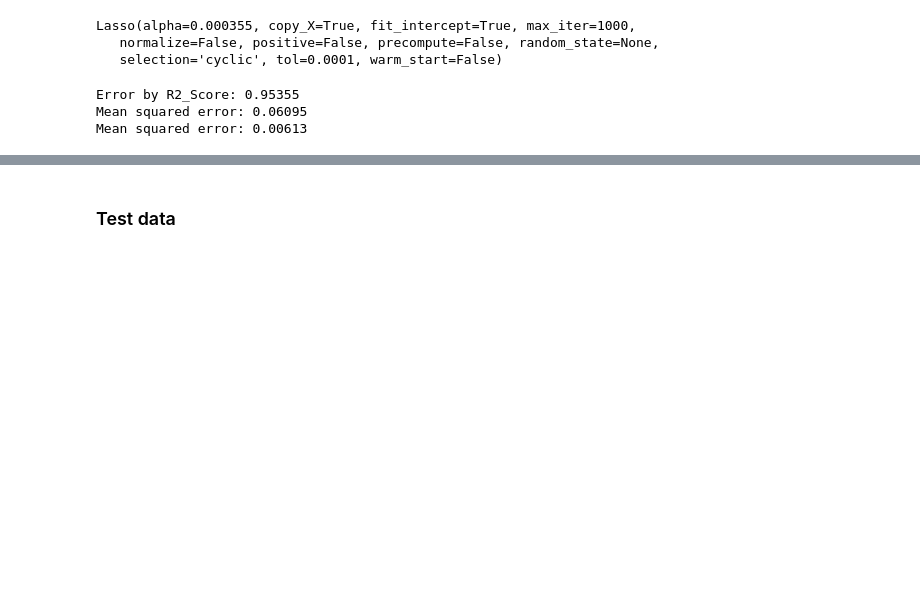
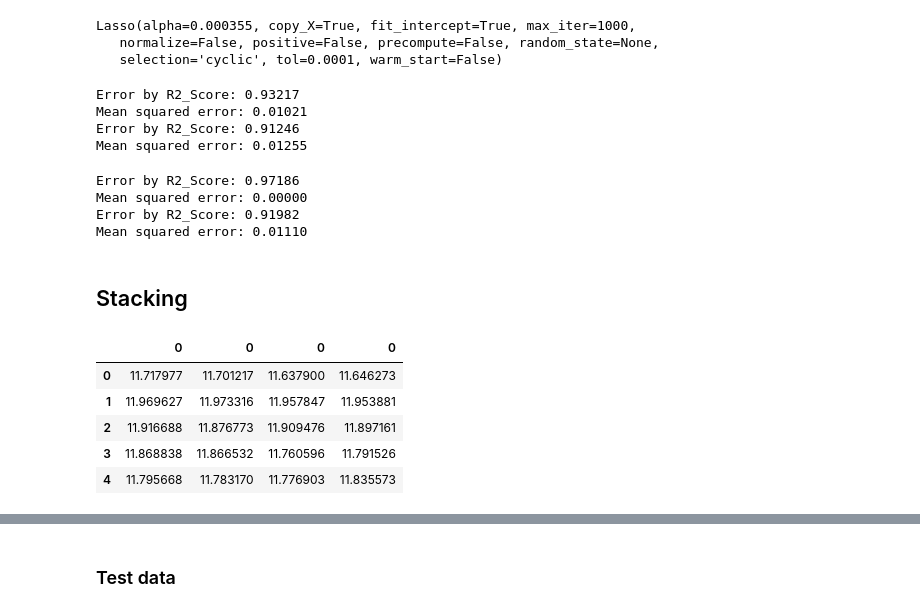
Before and after one commit to sabanasimbutt/House-Price-Prediction, a Jupyter notebook: Stacking.ipynb, the cells around one changed output, grey strips where cells are left out. Saved outputs shown, nothing was run; the diff lists cells and outputs as text; code cells hidden in the pictures; blank space fills up the shorter version.

Commit message:
stacking

```diff
--- a/Stacking.ipynb
+++ b/Stacking.ipynb
@@ -461,11 +424,15 @@ GradientBoostingRegressor(alpha=0.9, criterion='friedman_mse', init=None,
              n_estimators=150, presort='auto', random_state=None,
              subsample=1.0, verbose=0, warm_start=False)
 # %%
-prediction_r= gbr.predict(xtrain)
+predict_gbr= gbr.predict(xtrain)
 
-print("Error by R2_Score: %.5f " % r2_score(prediction_r, ytrain))
+print("Error by R2_Score: %.5f " % r2_score(predict_gbr, ytrain))
 
-print("Mean squared error: %.5f" % mean_absolute_error(ytrain, prediction_r))
+print("Mean squared error: %.5f" % mean_squared_error(ytrain, predict_gbr))
 
-print("Mean squared error: %.5f" % mean_squared_error(ytrain, prediction_r))
+predict_gbr_= gbr.predict(xtest)
+
+print("Error by R2_Score: %.5f " % r2_score(predict_gbr_, ytest))
+
+print("Mean squared error: %.5f" % mean_squared_error(ytest, predict_gbr_))
 # %% [output]
@@ -495,11 +451,15 @@ XGBRegressor(base_score=0.5, booster='gbtree', colsample_bylevel=1,
        reg_alpha=0, reg_lambda=1, scale_pos_weight=1, seed=None,
        silent=True, subsample=1)
 # %%
-prediction_r= xgbr.predict(xtrain)
+predict_xgbr= xgbr.predict(xtrain)
 
-print("Error by R2_Score: %.5f " % r2_score(prediction_r, ytrain))
+print("Error by R2_Score: %.5f " % r2_score(predict_xgbr, ytrain))
 
-print("Mean squared error: %.5f" % mean_absolute_error(ytrain, prediction_r))
+print("Mean squared error: %.5f" % mean_squared_error(ytrain, predict_xgbr))
 
-print("Mean squared error: %.5f" % mean_squared_error(ytrain, prediction_r))
+predict_xgbr_= xgbr.predict(xtest)
+
+print("Error by R2_Score: %.5f " % r2_score(predict_xgbr_, ytest))
+
+print("Mean squared error: %.5f" % mean_squared_error(ytest, predict_xgbr_))
 # %% [output]
@@ -526,14 +475,50 @@ Lasso(alpha=0.000355, copy_X=True, fit_intercept=True, max_iter=1000,
    normalize=False, positive=False, precompute=False, random_state=None,
    selection='cyclic', tol=0.0001, warm_start=False)
 # %%
-prediction_r= lsr.predict(xtrain)
+predict_lsr= lsr.predict(xtrain)
 
-print("Error by R2_Score: %.5f " % r2_score(prediction_r, ytrain))
+print("Error by R2_Score: %.5f " % r2_score(predict_lsr, ytrain))
 
-print("Mean squared error: %.5f" % mean_absolute_error(ytrain, prediction_r))
+print("Mean squared error: %.5f" % mean_squared_error(ytrain, predict_lsr))
 
-print("Mean squared error: %.5f" % mean_squared_error(ytrain, prediction_r))
+predict_lsr_= lsr.predict(xtest)
+
+print("Error by R2_Score: %.5f " % r2_score(predict_lsr_, ytest))
+
+print("Mean squared error: %.5f" % mean_squared_error(ytest, predict_lsr_))
 # %% [output]
-Error by R2_Score: 0.95355
-Mean squared error: 0.06095
-Mean squared error: 0.00613
+Error by R2_Score: 0.93217
+Mean squared error: 0.01021
+Error by R2_Score: 0.91246
+Mean squared error: 0.01255
+# %%
+train_predict = 0.1 * gbr.predict(xtrain) + 0.3 * xgbr.predict(xtrain) + 0.3 * lsr.predict(xtrain) + 0.3 * RR.predict(xtrain)
+
+print("Error by R2_Score: %.5f " % r2_score(train_predict, ytrain))
+
+print("Mean squared error: %.5f" % mean_squared_error(train_predict, train_predict))
+
+test_predict_ = 0.1 * gbr.predict(xtest) + 0.3 * xgbr.predict(xtest) + 0.3 * lsr.predict(xtest) + 0.3 * RR.predict(xtest)
+
+print("Error by R2_Score: %.5f " % r2_score(test_predict_, ytest))
+
+print("Mean squared error: %.5f" % mean_squared_error(ytest, test_predict_))
+# %% [output]
+Error by R2_Score: 0.97186
+Mean squared error: 0.00000
+Error by R2_Score: 0.91982
+Mean squared error: 0.01110
+# %% [markdown]
+## Stacking
+# %%
+merge= pd.concat([pd.DataFrame(predict_gbr),pd.DataFrame(predict_xgbr),pd.DataFrame(predict_lsr),pd.DataFrame(predict_rr)], axis=1)
+merge_= pd.concat([pd.DataFrame(predict_gbr_),pd.DataFrame(predict_xgbr_),pd.DataFrame(predict_lsr_),pd.DataFrame(predict_rr_)], axis=1)
+# %%
+merge.head()
+# %% [output]
+|  | 0 | 0 | 0 | 0 |
+| 0 | 11.717977 | 11.701217 | 11.637900 | 11.646273 |
+| 1 | 11.969627 | 11.973316 | 11.957847 | 11.953881 |
+| 2 | 11.916688 | 11.876773 | 11.909476 | 11.897161 |
+| 3 | 11.868838 | 11.866532 | 11.760596 | 11.791526 |
+| 4 | 11.795668 | 11.783170 | 11.776903 | 11.835573 |
```
Also changed, not shown: parts of 30 cells of this notebook.
